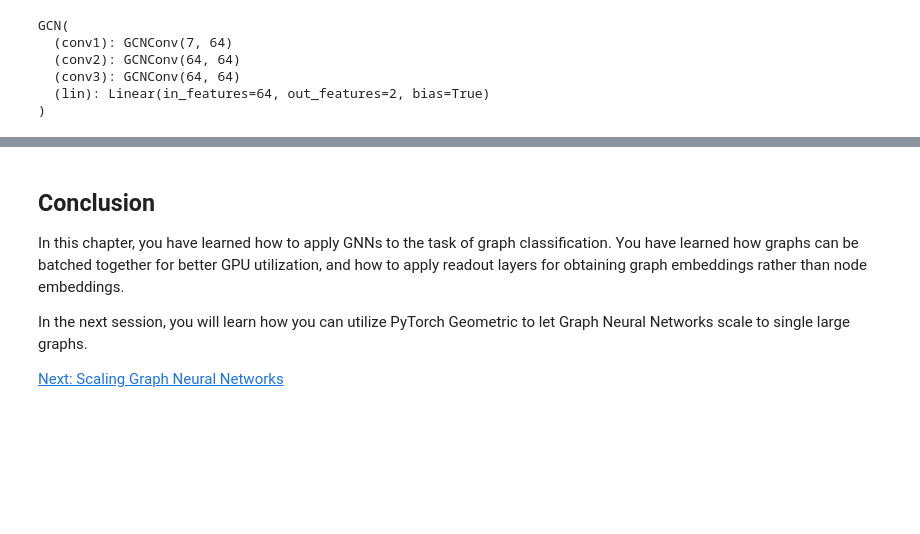
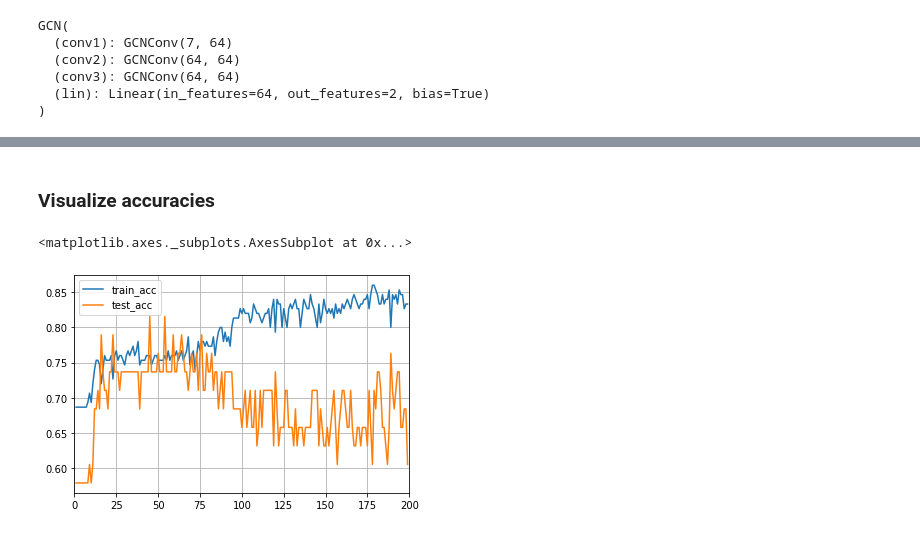
Before and after one commit to ab7289-tandon-nyu/GraphVision, a Jupyter notebook: notebooks/oscar_GCNConv_classify_TUDataset.ipynb, the cells around one changed output, grey strips where cells are left out. Drawn from its saved outputs; the diff is of its cells as text; code cells hidden in the pictures; blank space fills up the shorter version.

Commit message:
Trained. Done.

```diff
--- a/notebooks/oscar_GCNConv_classify_TUDataset.ipynb
+++ b/notebooks/oscar_GCNConv_classify_TUDataset.ipynb
@@ -82,9 +68,11 @@ PyTorch Geometric automatically takes care of **batching multiple graphs into a
+# %%
+BATCH_SIZE = 64
+
+from torch_geometric.loader import DataLoader
+
+train_loader = DataLoader(train_dataset, batch_size=BATCH_SIZE, shuffle=True )
+test_loader  = DataLoader(test_dataset,  batch_size=BATCH_SIZE, shuffle=False)
 # %%
-from torch_geometric.loader import DataLoader
-
-train_loader = DataLoader(train_dataset, batch_size=64, shuffle=True)
-test_loader = DataLoader(test_dataset, batch_size=64, shuffle=False)
-
 for step, data in enumerate(train_loader):
     print(f'Step {step + 1}:')
     print('=======')
@@ -182,15 +148,15 @@ Let's train our network for a few epochs to see how well it performs on the trai
 from IPython.display import Javascript
 display(Javascript('''google.colab.output.setIframeHeight(0, true, {maxHeight: 300})'''))
 
-model = GCN(hidden_channels=64)
+model     = GCN(hidden_channels=64)
 optimizer = torch.optim.Adam(model.parameters(), lr=0.01)
 criterion = torch.nn.CrossEntropyLoss()
 
-def train():
+def train(): # (returns nothing
     model.train()
 
     for data in train_loader:  # Iterate in batches over the training dataset.
-         out = model(data.x, data.edge_index, data.batch)  # Perform a single forward pass.
+         out  = model(data.x, data.edge_index, data.batch)  # Perform a single forward pass.
          loss = criterion(out, data.y)  # Compute the loss.
          loss.backward()  # Derive gradients.
          optimizer.step()  # Update parameters based on gradients.
@@ -207,10 +173,15 @@ def test(loader):
      return correct / len(loader.dataset)  # Derive ratio of correct predictions.
 
 
-for epoch in range(1, 171):
+NUM_EPOCHS = 200
+train_accs = {}
+test_accs  = {}
+for epoch in range(1, NUM_EPOCHS):
     train()
     train_acc = test(train_loader)
     test_acc = test(test_loader)
+    train_accs[epoch] = train_acc
+    test_accs[epoch]  = test_acc
     print(f'Epoch: {epoch:03d}, Train Acc: {train_acc:.4f}, Test Acc: {test_acc:.4f}')
 # %% [output]
 [interactive output not drawn]
@@ -294,9 +205,2 @@ for epoch in range(1, 201):
-# %% [markdown]
-## Conclusion
-
-In this chapter, you have learned how to apply GNNs to the task of graph classification.
-You have learned how graphs can be batched together for better GPU utilization, and how to apply readout layers for obtaining graph embeddings rather than node embeddings.
-
-In the next session, you will learn how you can utilize PyTorch Geometric to let Graph Neural Networks scale to single large graphs.
-
-[Next: Scaling Graph Neural Networks](https://colab.research.google.com/drive/1XAjcjRHrSR_ypCk_feIWFbcBKyT4Lirs)
+# %% [markdown]
+### Visualize accuracies
@@ -302,0 +209,8 @@ In the next session, you will learn how you can utilize PyTorch Geometric to let
+# %%
+pd.concat((pd.Series(train_accs).rename('train_acc'),
+           pd.Series(test_accs).rename('test_acc')),
+          axis = 1)\
+.plot(grid = True, xlim = (0, NUM_EPOCHS))
+# %% [output]
+<matplotlib.axes._subplots.AxesSubplot at 0x...>
+[figure, added]
```
Also changed, not shown: parts of 20 cells of this notebook.
